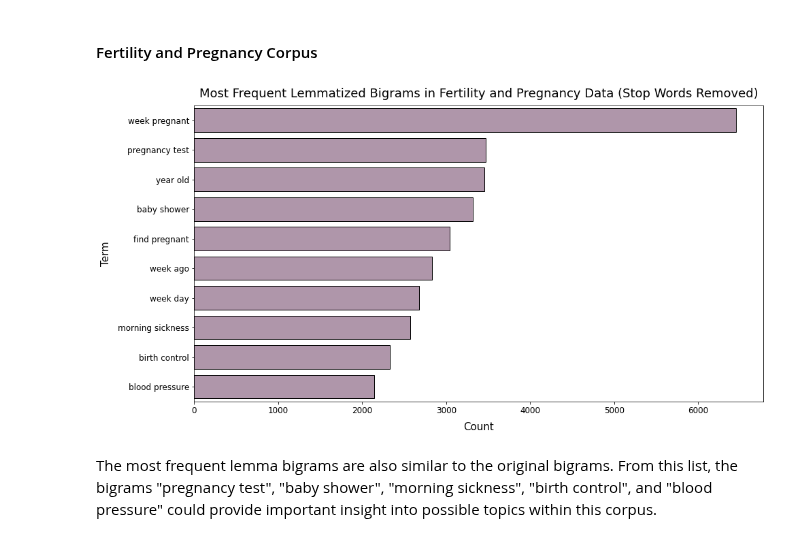
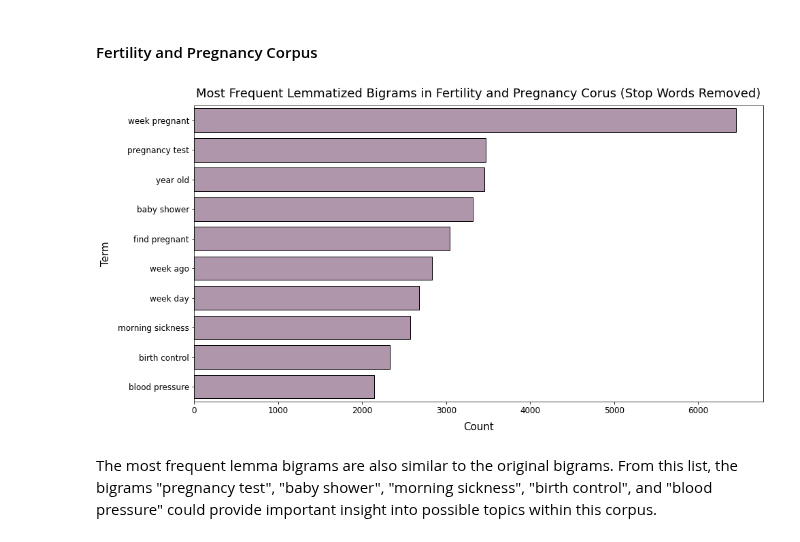
Before and after one commit to jlu90/Identifying-Womens-Health-Concerns, a Jupyter notebook: code/02_Main_Project_Notebook.ipynb, the cells around one changed output. Cells and saved outputs as stored; diff of their text form; code cells hidden in the pictures.

```diff
--- a/code/02_Main_Project_Notebook.ipynb
+++ b/code/02_Main_Project_Notebook.ipynb
@@ -856,10 +856,10 @@ As shown above, the most frequent lemma bigrams in the General Women's Health co
 #### Fertility and Pregnancy Corpus
 # %%
 plot_top_words(lemmas_obsgyn_bigrams_counts,
-               title = 'Most Frequent Lemmatized Bigrams in Fertility and Pregnancy Data (Stop Words Removed)',
+               title = 'Most Frequent Lemmatized Bigrams in Fertility and Pregnancy Corus (Stop Words Removed)',
                color = dark_purple)
 # %% [output]
-[figure, old version]
+[figure, new version]
 # %% [markdown]
 The most frequent lemma bigrams are also similar to the original bigrams. From this list, the bigrams "pregnancy test", "baby shower", "morning sickness", "birth control", and "blood pressure" could provide important insight into possible topics within this corpus.
 # %% [markdown]
```
Also changed, not shown: parts of 13 cells of this notebook, 1 other file.
